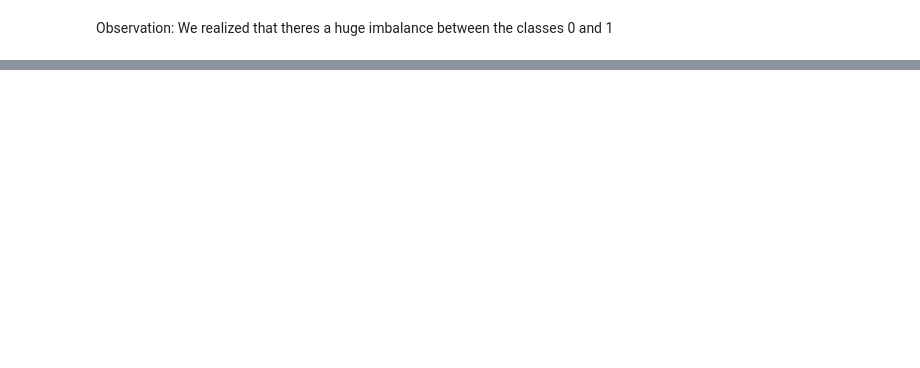
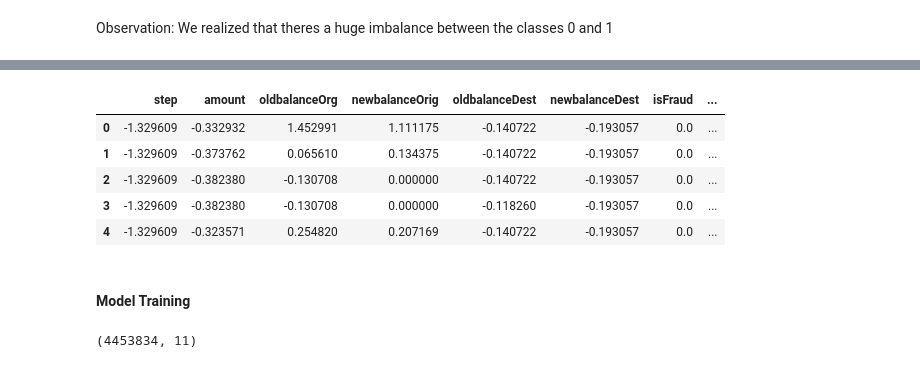
Before and after one commit to amaboh/Machine_learning_in_finance, a Jupyter notebook: Fraud_detection/fraud_detect.ipynb, the cells around one changed output, grey strips where cells are left out. Drawn from its saved outputs; the diff is of its cells as text; code cells hidden in the pictures; blank space fills up the shorter version.

```diff
--- a/Fraud_detection/fraud_detect.ipynb
+++ b/Fraud_detection/fraud_detect.ipynb
@@ -169,0 +214,31 @@ Observation: We realized that theres a huge imbalance between the classes 0 and
+# %%
+from sklearn.pipeline import Pipeline
+from sklearn.preprocessing import RobustScaler
+
+num_pipeline = Pipeline([
+    ('std-scaler', RobustScaler() )
+])
+# %%
+from sklearn.preprocessing import OneHotEncoder
+from sklearn.compose import ColumnTransformer
+
+cat_att = ['type']
+num_att = list(numerical_col)
+
+full_pipe = ColumnTransformer([
+    ('num', num_pipeline,num_att),
+    ('cat', OneHotEncoder(),cat_att),
+])
+
+df_prep = full_pipe.fit_transform(df_init)
+# %%
+df_set = pd.DataFrame(df_prep, columns=df_name.columns)
+# %%
+df_set.head(5)
+# %% [output]
+|  | step | amount | oldbalanceOrg | newbalanceOrig | oldbalanceDest | newbalanceDest | isFraud | ... |
+| 0 | -1.329609 | -0.332932 | 1.452991 | 1.111175 | -0.140722 | -0.193057 | 0.0 | ... |
+| 1 | -1.329609 | -0.373762 | 0.065610 | 0.134375 | -0.140722 | -0.193057 | 0.0 | ... |
+| 2 | -1.329609 | -0.382380 | -0.130708 | 0.000000 | -0.140722 | -0.193057 | 0.0 | ... |
+| 3 | -1.329609 | -0.382380 | -0.130708 | 0.000000 | -0.118260 | -0.193057 | 0.0 | ... |
+| 4 | -1.329609 | -0.323571 | 0.254820 | 0.207169 | -0.140722 | -0.193057 | 0.0 | ... |
@@ -169,0 +247,2 @@ Observation: We realized that theres a huge imbalance between the classes 0 and
+# %% [markdown]
+#### Model Training
@@ -169,0 +257,4 @@ Observation: We realized that theres a huge imbalance between the classes 0 and
+# %%
+train_data.shape
+# %% [output]
+(4453834, 11)
```
Also changed, not shown: parts of 18 cells of this notebook.
